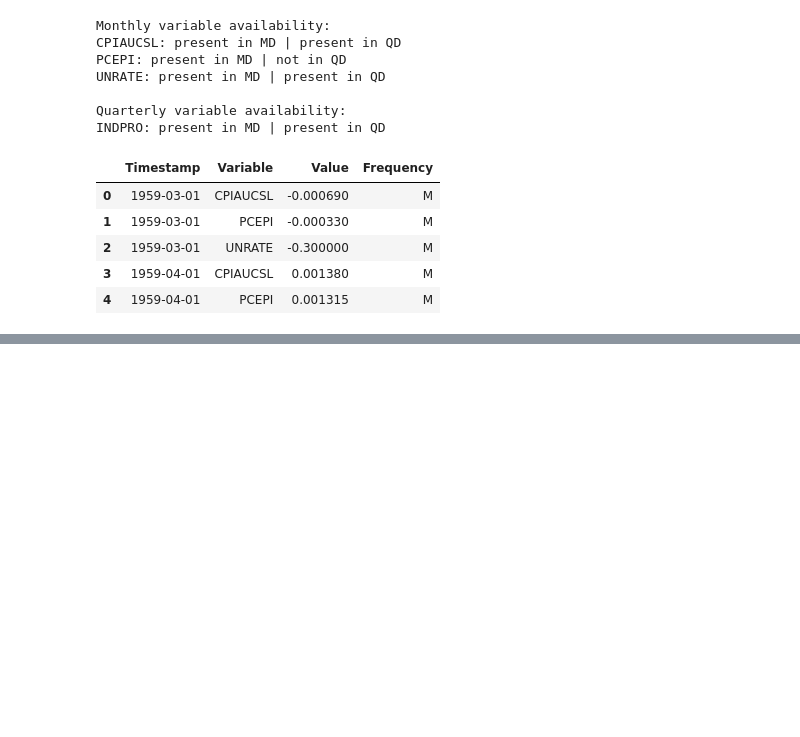
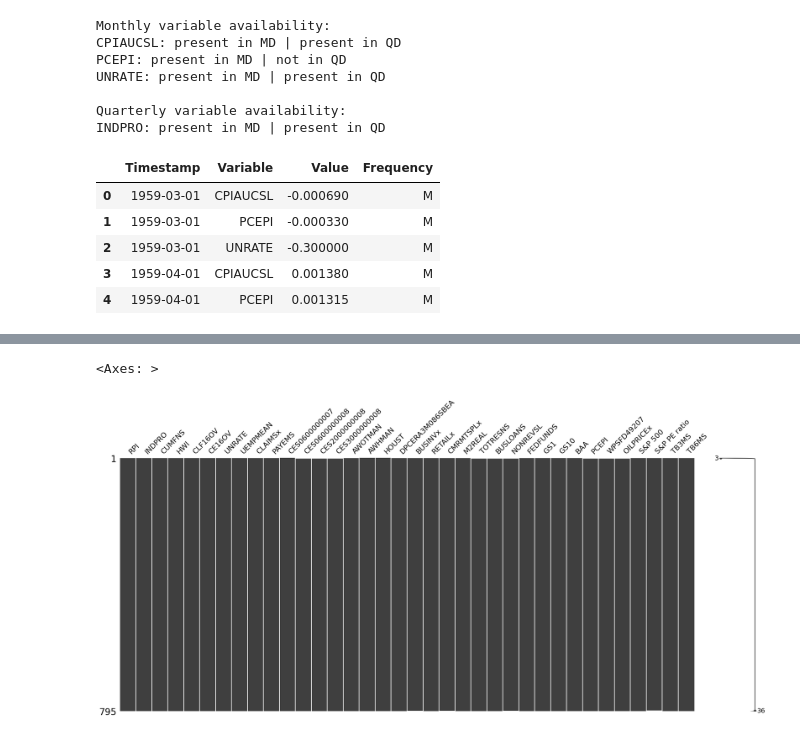
Before and after one commit to Alessiobrini/mixed-panels-transformer-encoder, a Jupyter notebook: notebooks/01-explore_fred_data.ipynb, the cells around one changed output, grey strips where cells are left out. Saved outputs shown, nothing was run; the diff lists cells and outputs as text; code cells hidden in the pictures; blank space fills up the shorter version.

```diff
--- a/notebooks/01-explore_fred_data.ipynb
+++ b/notebooks/01-explore_fred_data.ipynb
@@ -299,0 +554,39 @@ Index(['Unnamed: 0', 'date', 'RPI', 'W875RX1', 'DPCERA3M086SBEA', 'CMRMTSPLx',
+# %%
+monthly_vars = [
+    "RPI",
+    "INDPRO",
+    "CUMFNS",
+    "HWI",
+    "CLF16OV",
+    "CE16OV",
+    "UNRATE",
+    "UEMPMEAN",
+    "CLAIMSx",
+    "PAYEMS",
+    "CES0600000007",
+    "CES0600000008",
+    "CES2000000008",
+    "CES3000000008",
+    "AWOTMAN",
+    "AWHMAN",
+    "HOUST",
+    "DPCERA3M086SBEA",
+    "BUSINVx",
+    "RETAILx",
+    "CMRMTSPLx",
+    "M2REAL",
+    "TOTRESNS",
+    "BUSLOANS",
+    "NONREVSL",
+    "FEDFUNDS",
+    "GS1",
+    "GS10",
+    "BAA",
+    "PCEPI",
+    "WPSFD49207",
+    "OILPRICEx",
+    "S&P 500",
+    "S&P PE ratio",
+    "TB3MS",
+    "TB6MS",
+]
@@ -299,0 +618,5 @@ Index(['Unnamed: 0', 'date', 'RPI', 'W875RX1', 'DPCERA3M086SBEA', 'CMRMTSPLx',
+# %%
+msno.matrix(md[monthly_vars])
+# %% [output]
+<Axes: >
+[figure, added]
```
Also changed, not shown: parts of 39 cells of this notebook.
